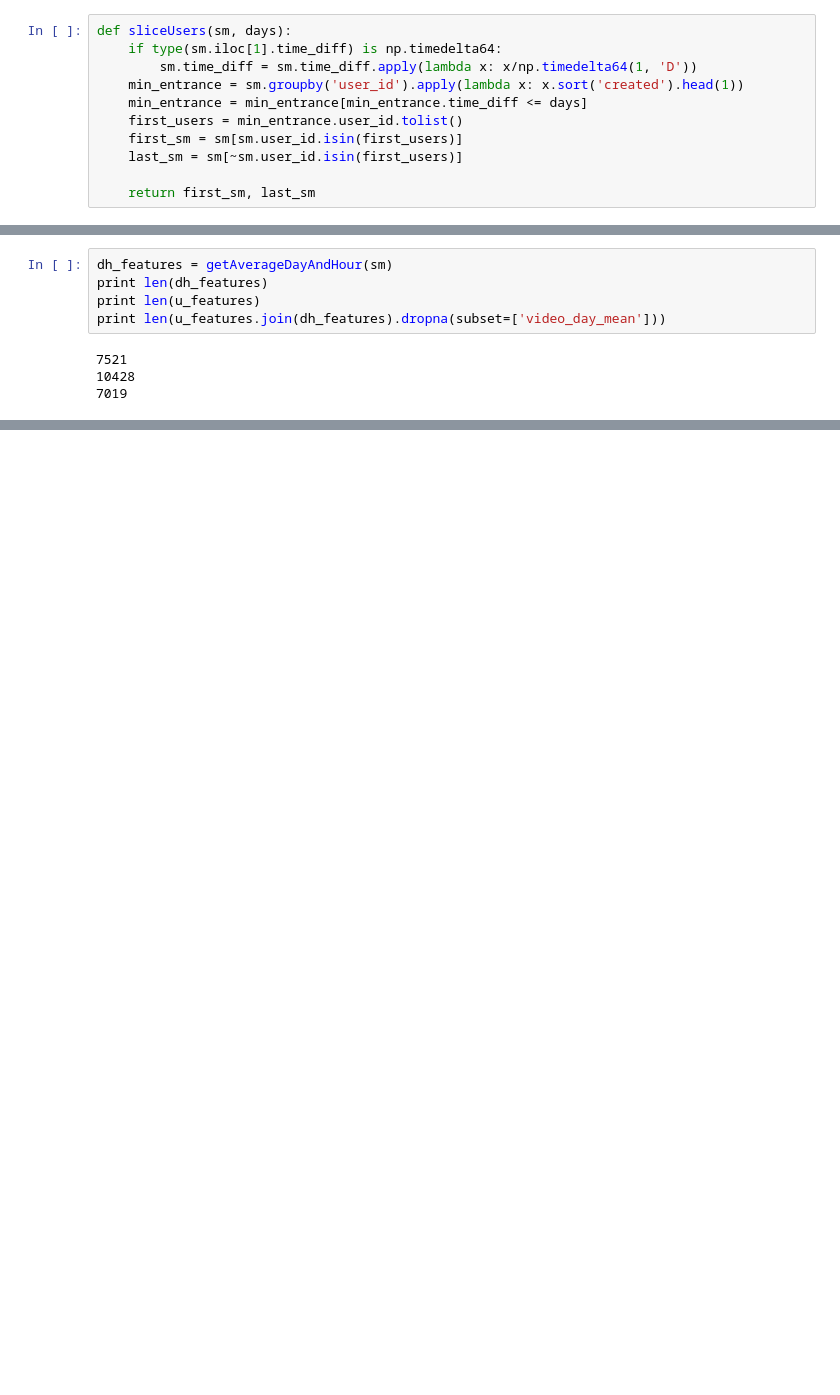
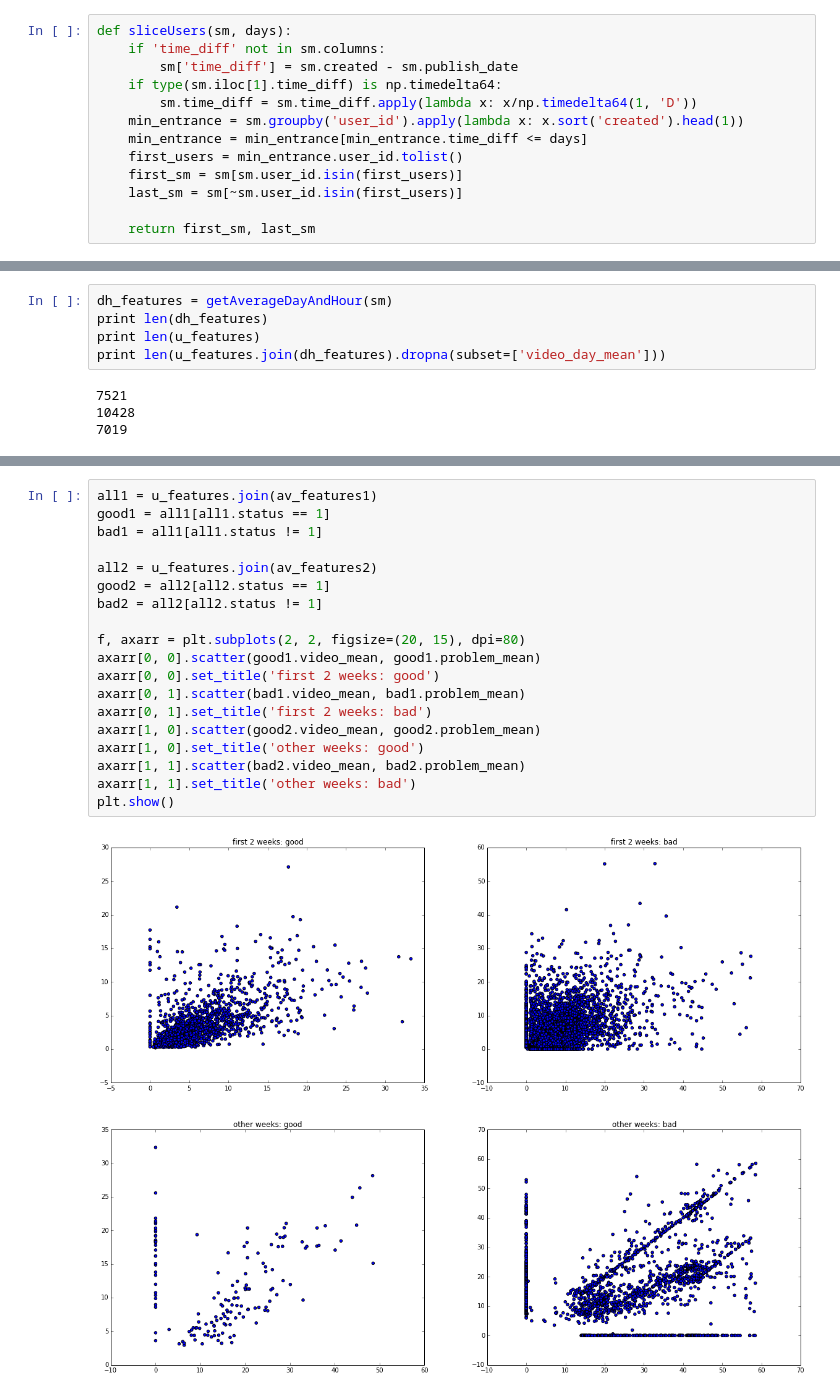
Before and after one commit to brainiacOnly/PrometheusAnalyst, a Jupyter notebook: PatternDiscovery.ipynb, the cells around one changed output, grey strips where cells are left out. Saved outputs shown, nothing was run; the diff lists cells and outputs as text; blank space fills up the shorter version.

```diff
--- a/PatternDiscovery.ipynb
+++ b/PatternDiscovery.ipynb
@@ -33,6 +34,8 @@ smh = pd.read_csv("PrometheusFinManagement/courseware_studentmodulehistory.csv",
 ### #1 Slice data by date
 # %%
 def sliceUsers(sm, days):
+    if 'time_diff' not in sm.columns:
+        sm['time_diff'] = sm.created - sm.publish_date
     if type(sm.iloc[1].time_diff) is np.timedelta64:
         sm.time_diff = sm.time_diff.apply(lambda x: x/np.timedelta64(1, 'D'))
     min_entrance = sm.groupby('user_id').apply(lambda x: x.sort('created').head(1))
@@ -250,0 +346,21 @@ data.columns[5:5+len(features.columns)].tolist()
+# %%
+all1 = u_features.join(av_features1)
+good1 = all1[all1.status == 1]
+bad1 = all1[all1.status != 1]
+
+all2 = u_features.join(av_features2)
+good2 = all2[all2.status == 1]
+bad2 = all2[all2.status != 1]
+
+f, axarr = plt.subplots(2, 2, figsize=(20, 15), dpi=80)
+axarr[0, 0].scatter(good1.video_mean, good1.problem_mean)
+axarr[0, 0].set_title('first 2 weeks: good')
+axarr[0, 1].scatter(bad1.video_mean, bad1.problem_mean)
+axarr[0, 1].set_title('first 2 weeks: bad')
+axarr[1, 0].scatter(good2.video_mean, good2.problem_mean)
+axarr[1, 0].set_title('other weeks: good')
+axarr[1, 1].scatter(bad2.video_mean, bad2.problem_mean)
+axarr[1, 1].set_title('other weeks: bad')
+plt.show()
+# %% [output]
+[figure, added]
```
Also changed, not shown: parts of 29 cells of this notebook, 1 other file.
